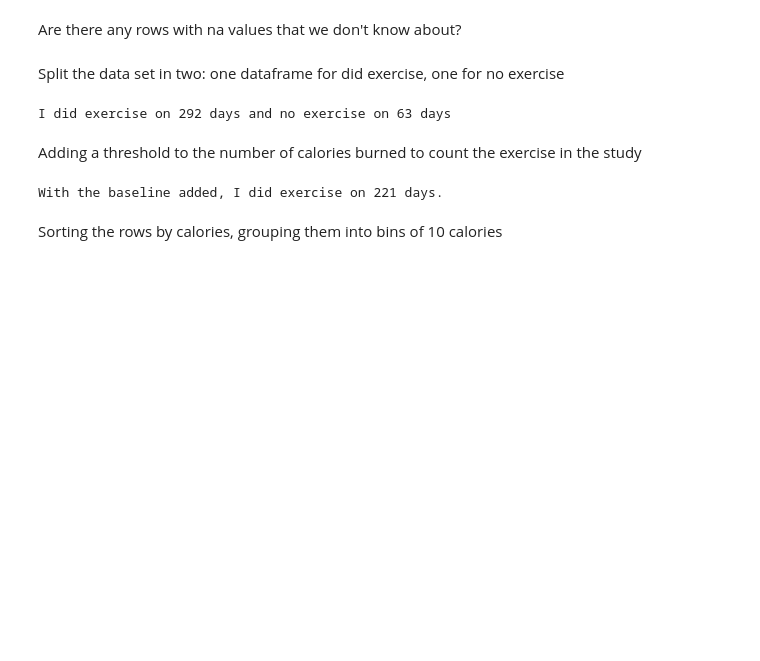
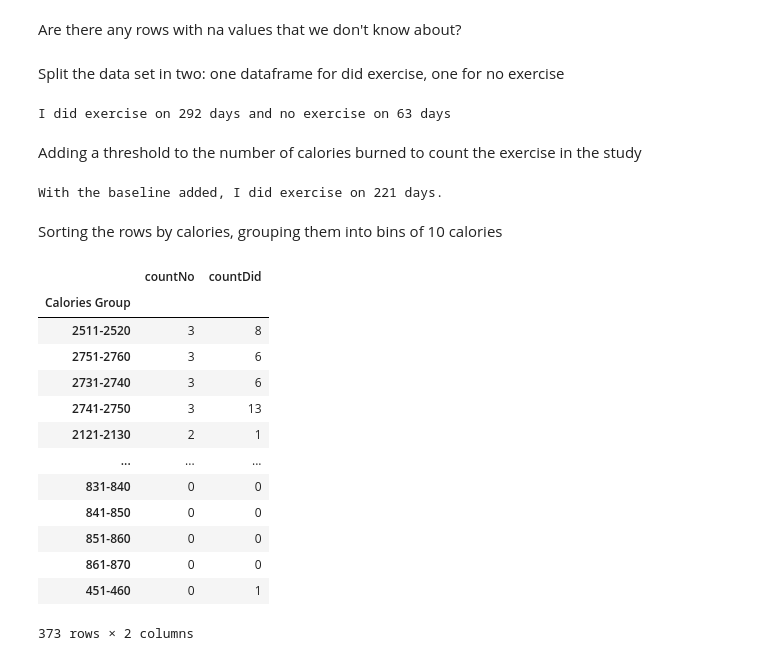
Before and after one commit to notxcharles/Body-Composition-Analysis, a Jupyter notebook: 4. Inferential analysis and Hypothesis testing/Prepare Hypothesis Dataset.ipynb, the cells around one changed output. Saved outputs shown, nothing was run; the diff lists cells and outputs as text; code cells hidden in the pictures; blank space fills up the shorter version.

```diff
--- a/4. Inferential analysis and Hypothesis testing/Prepare Hypothesis Dataset.ipynb
+++ b/4. Inferential analysis and Hypothesis testing/Prepare Hypothesis Dataset.ipynb
@@ -364,3 +364,24 @@ did_exercise.to_csv("./Data Sets/Did Exercise Data Set.csv")
 # %%
 no_exercise = no_exercise[["Date", "Daily Weight Change", "Calories Group", "Did Exercise"]].reset_index(drop=True)
 no_exercise.to_csv("./Data Sets/No Exercise Data Set.csv")
+# %%
+no_ex_valuecounts = no_exercise["Calories Group"].value_counts().to_frame()
+did_ex_valuecounts = did_exercise["Calories Group"].value_counts().to_frame()
+valuecounts_df = pd.merge(no_ex_valuecounts, did_ex_valuecounts, on="Calories Group", how="inner", suffixes=["No", "Did"])
+valuecounts_df.to_csv("./Selecting Records for Analysis/calories_value_counts.csv")
+valuecounts_df
+# %% [output]
+|  | countNo | countDid |
+| Calories Group |  |  |
+| 2511-2520 | 3 | 8 |
+| 2751-2760 | 3 | 6 |
+| 2731-2740 | 3 | 6 |
+| 2741-2750 | 3 | 13 |
+| 2121-2130 | 2 | 1 |
+| ... | ... | ... |
+| 831-840 | 0 | 0 |
+| 841-850 | 0 | 0 |
+| 851-860 | 0 | 0 |
+| 861-870 | 0 | 0 |
+| 451-460 | 0 | 1 |
+373 rows × 2 columns
```
Also changed, not shown: parts of 1 cell of this notebook, 2 other files.
